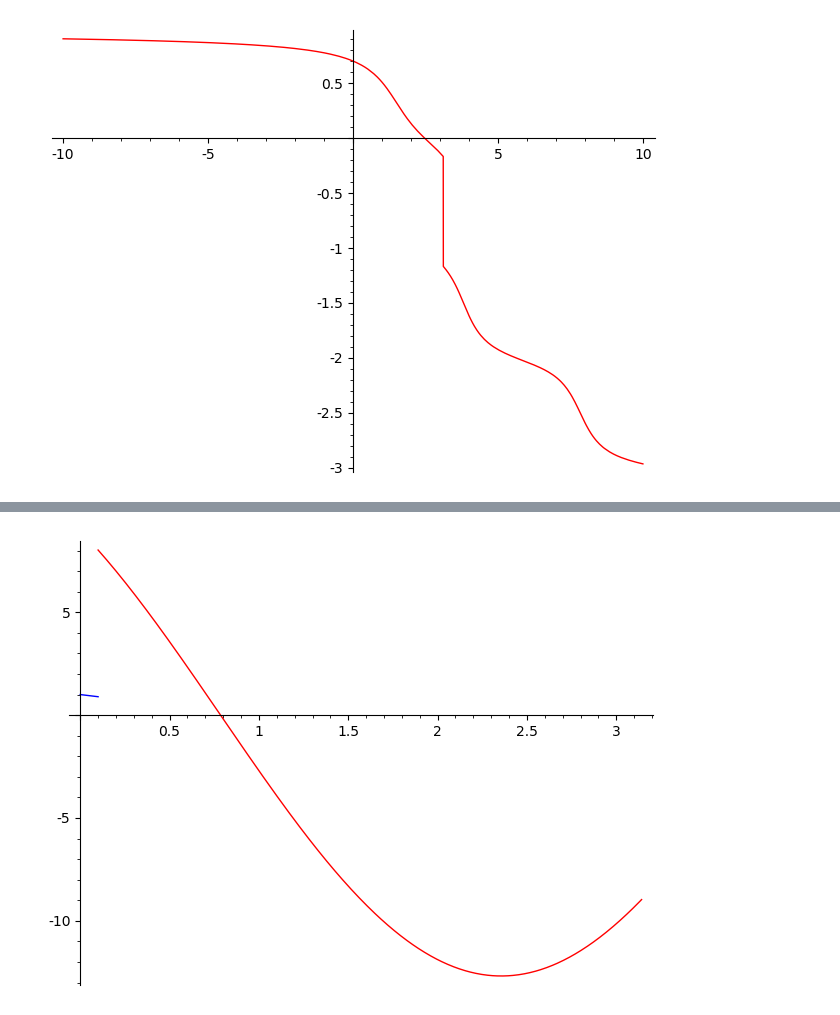
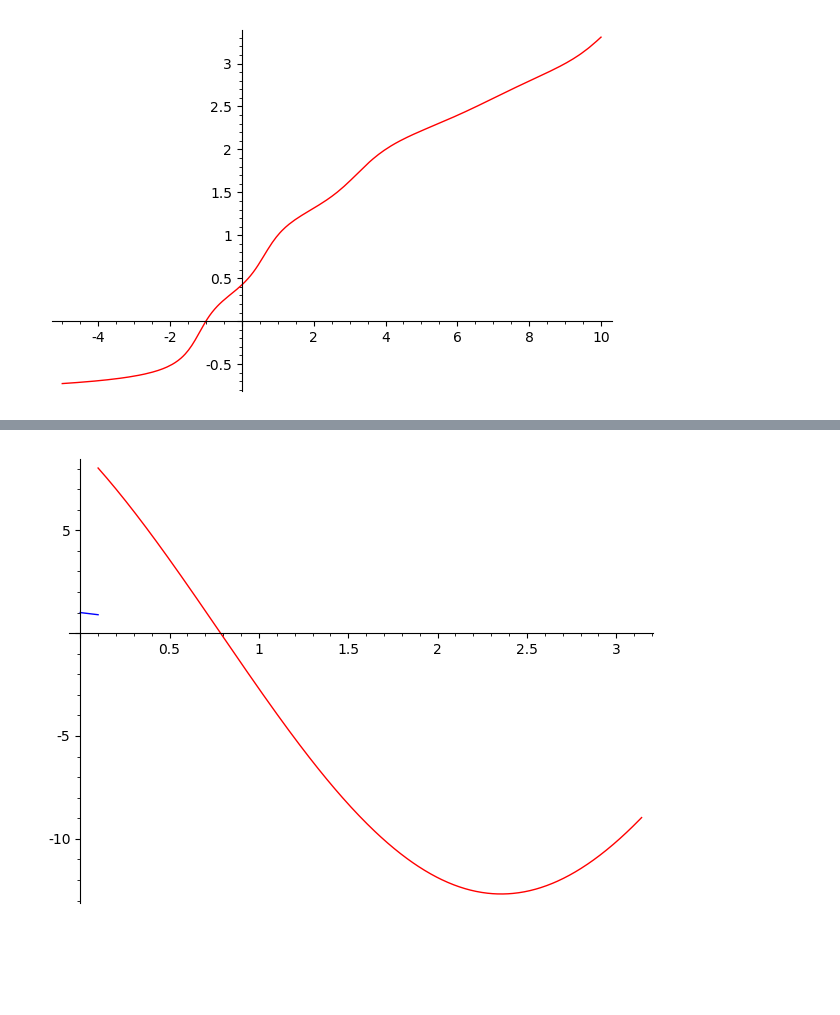
Before and after one commit to twist-numerical/matslise, a Jupyter notebook: notebooks/test_pyslise.ipynb, the cells around one changed output, grey strips where cells are left out. Saved outputs shown, nothing was run; the diff lists cells and outputs as text; code cells hidden in the pictures; blank space fills up the shorter version.

```diff
--- a/notebooks/test_pyslise.ipynb
+++ b/notebooks/test_pyslise.ipynb
@@ -1,7 +1,5 @@
 # %%
 import pyslise as ps
-p = ps.Pyslise(lambda x: x, 0, 3.14, 60)
-E = 16
-y0 = [1, -1]
-p.propagate(E, y0, 0, 1.6)[1]
+p = ps.Pyslise(lambda x: 25*(x^2+1), -5.5, 5.5, 30)
+plot(lambda E: p.calculateError(E, [0,1],[0,1])[2], (30,50))
 # %% [output]
@@ -8,0 +11,8 @@ p.propagate(E, y0, 0, 1.6)[1]
+# %%
+y0 = [0,1]
+y1 = [1, -1]
+E = 100
+(plot(lambda x: p.propagate(E, y0, -5.5, x)[1]/pi, (-5.5, 5.5), color="red")
++plot(lambda x: p.propagate(E, y1, 5.5, x)[1]/pi, (-5.5, 5.5), color="green")).show()
+plot(lambda x: p.eigenfunctionCalculator(E, y0, y1)(x)[0], (-pi/2, pi/2)).show()
+(plot(lambda E: p.calculateError(E, y0, y1)[0], (-100,10))).show()
@@ -9,5 +27,5 @@ p.propagate(E, y0, 0, 1.6)[1]
 # %%
-y0 = [0,1]
-plot(lambda E: p.propagate(E, y0, pi, 0)[1]/pi, (-10,10), color="red")
+y0 = [1,1]
+plot(lambda E: (p.propagate(E, y0, -pi/2, .5)[1] - p.propagate(E, y0, pi/2, .5)[1])/pi, (-5,10), color="red")
 # %% [output]
-[figure, old version]
+[figure, new version]
```
Also changed, not shown: parts of 12 cells of this notebook, 20 other files.
